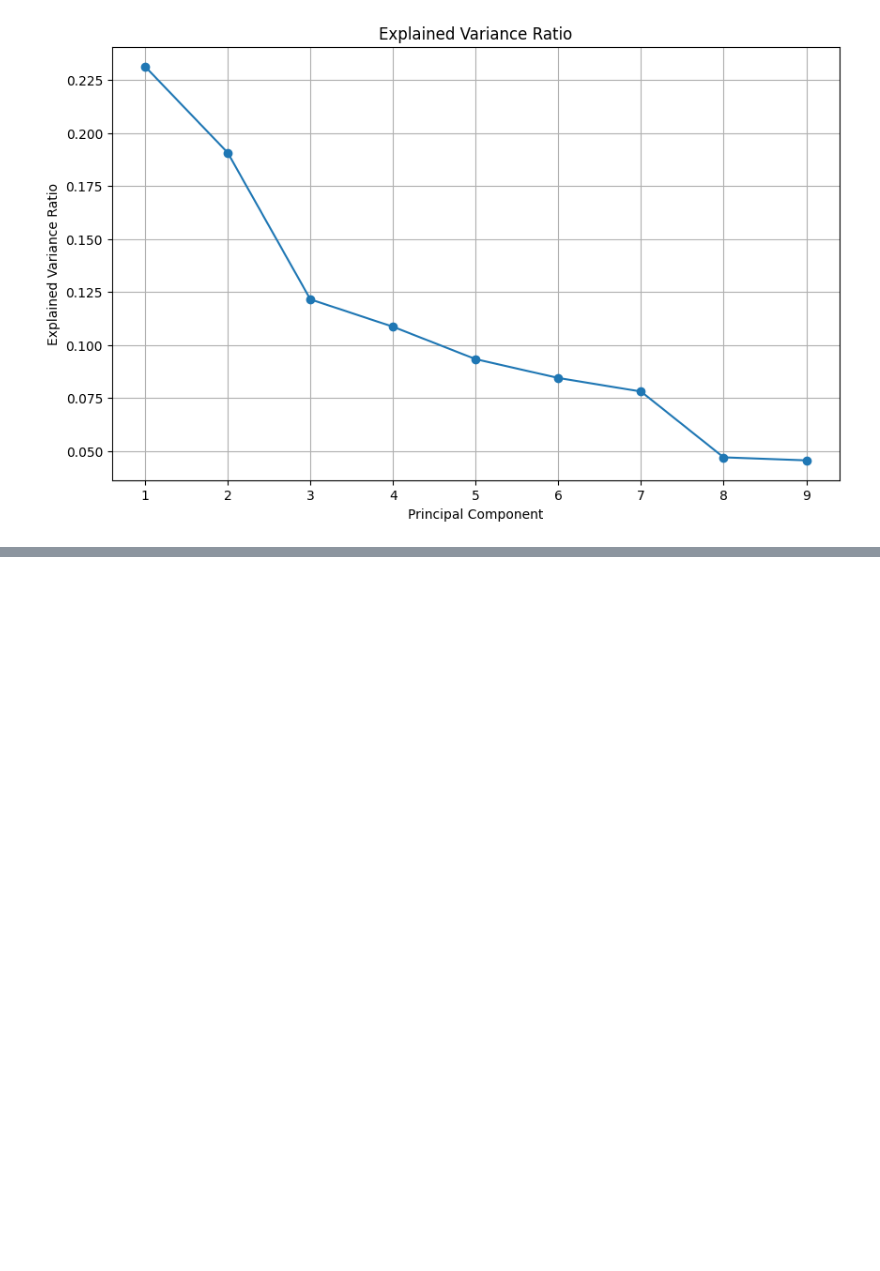
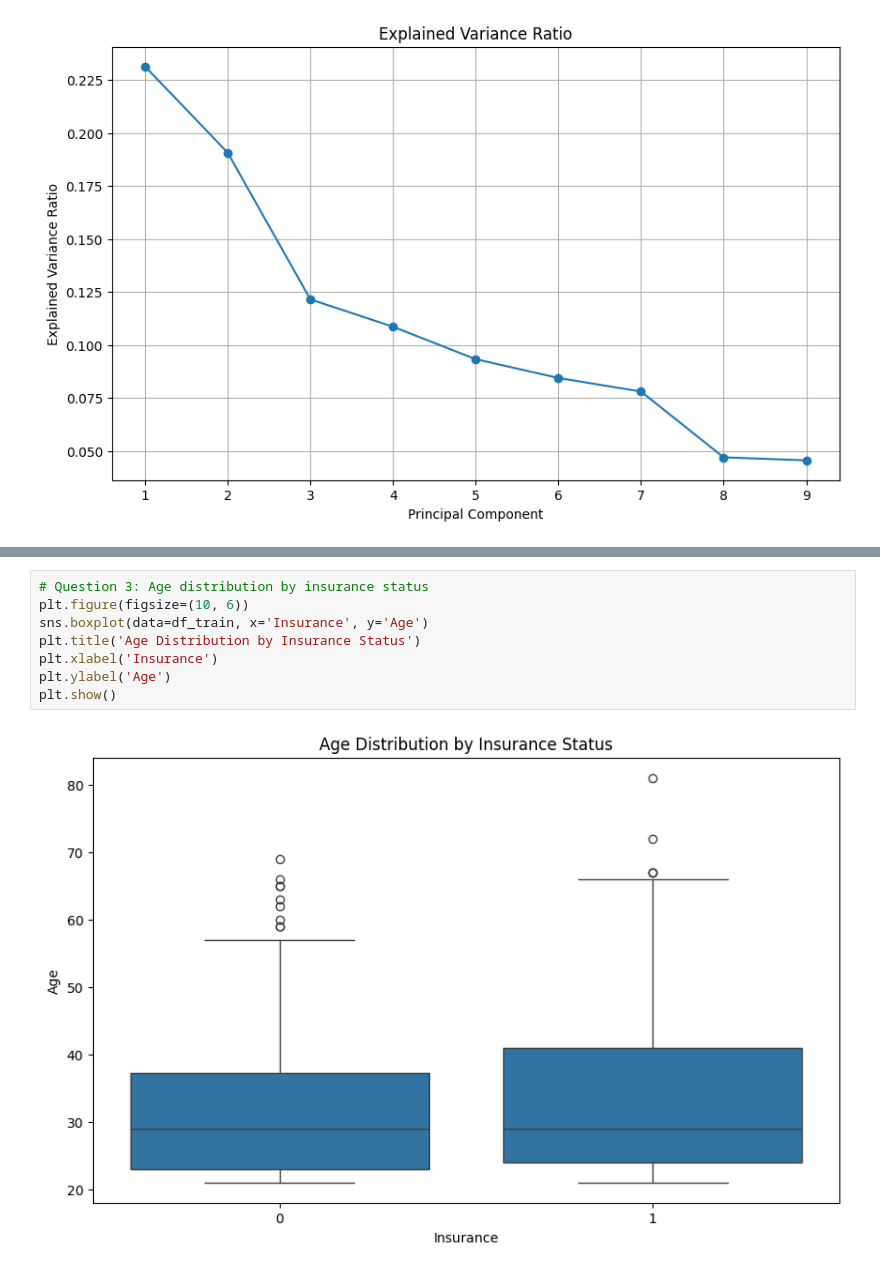
Before and after one commit to CODE-MUCHIRA/Building-a-FastAPI-for-Sepsis-Prediction-, a Jupyter notebook: notebook.ipynb, the cells around one changed output, grey strips where cells are left out. Drawn from its saved outputs; the diff is of its cells as text; blank space fills up the shorter version.

```diff
--- a/notebook.ipynb
+++ b/notebook.ipynb
@@ -248,0 +293,10 @@ plt.show()
+# %%
+# Question 3: Age distribution by insurance status
+plt.figure(figsize=(10, 6))
+sns.boxplot(data=df_train, x='Insurance', y='Age')
+plt.title('Age Distribution by Insurance Status')
+plt.xlabel('Insurance')
+plt.ylabel('Age')
+plt.show()
+# %% [output]
+[figure, added]
```
Also changed, not shown: parts of 22 cells of this notebook.
